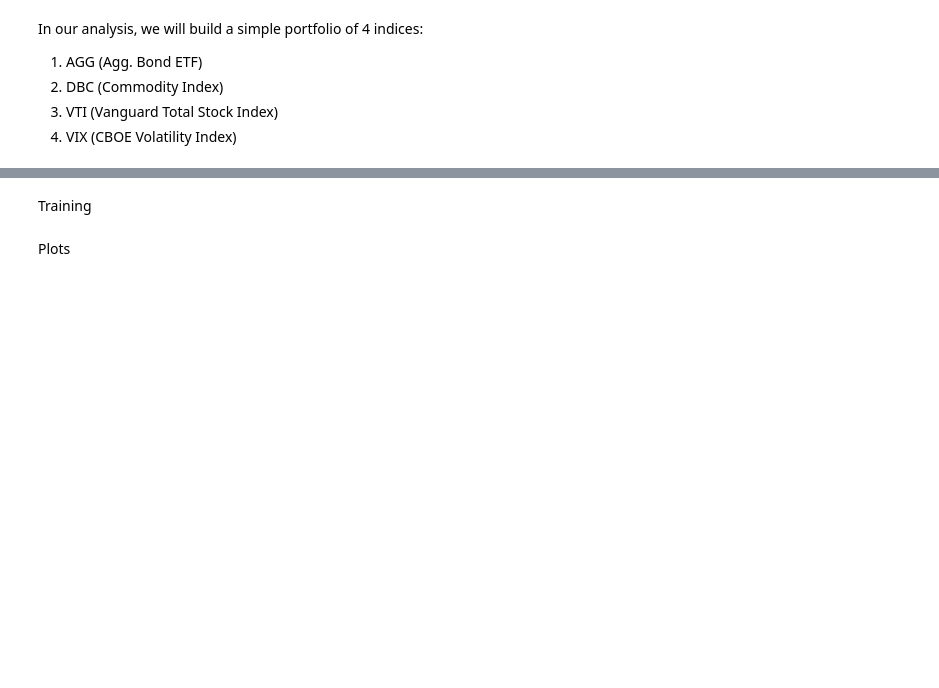
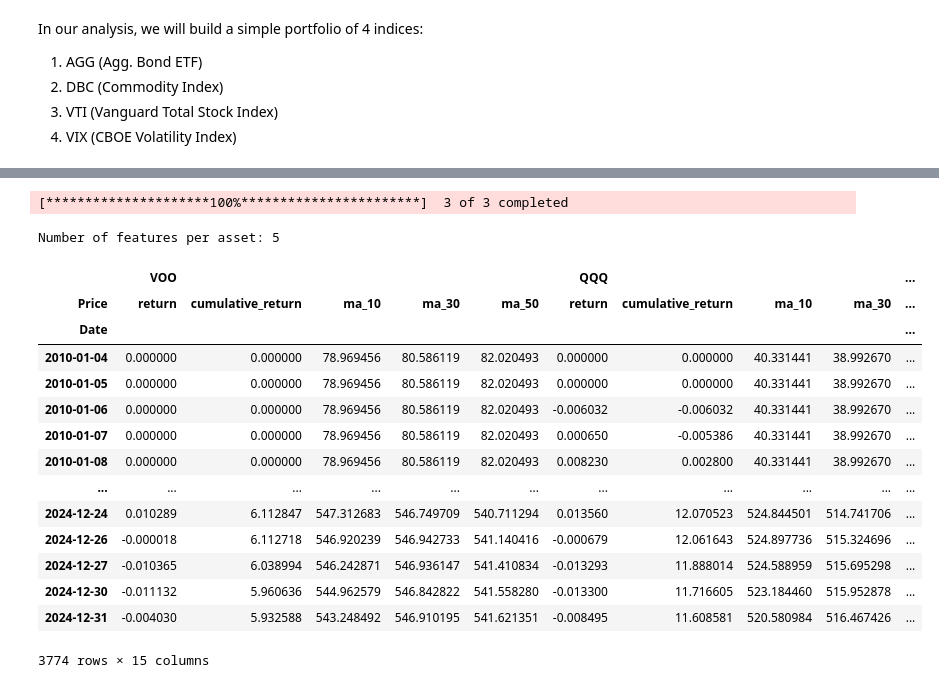
Before and after one commit to jkrue242/PortfolioOptimization, a Jupyter notebook: portfolio_optimiztion.ipynb, the cells around one changed output, grey strips where cells are left out. Cells and saved outputs as stored; diff of their text form; code cells hidden in the pictures; blank space fills up the shorter version.

```diff
--- a/portfolio_optimiztion.ipynb
+++ b/portfolio_optimiztion.ipynb
@@ -98,2 +43,0 @@ for feature_name in feature_names:
-# %% [markdown]
-Training
@@ -152,2 +43,0 @@ for epoch in range(1, 200):
-# %% [markdown]
-Plots
@@ -240,0 +44,21 @@ plt.show()
+# %%
+data = load_data(ETFS, START_DATE, END_DATE, ROLLING_AVGS)
+data
+# %% [output]
+[*********************100%***********************]  3 of 3 completed
+Number of features per asset: 5
+|  | VOO |  |  |  |  | QQQ |  |  |  | ... |
+| Price | return | cumulative_return | ma_10 | ma_30 | ma_50 | return | cumulative_return | ma_10 | ma_30 | ... |
+| Date |  |  |  |  |  |  |  |  |  | ... |
+| 2010-01-04 | 0.000000 | 0.000000 | 78.969456 | 80.586119 | 82.020493 | 0.000000 | 0.000000 | 40.331441 | 38.992670 | ... |
+| 2010-01-05 | 0.000000 | 0.000000 | 78.969456 | 80.586119 | 82.020493 | 0.000000 | 0.000000 | 40.331441 | 38.992670 | ... |
+| 2010-01-06 | 0.000000 | 0.000000 | 78.969456 | 80.586119 | 82.020493 | -0.006032 | -0.006032 | 40.331441 | 38.992670 | ... |
+| 2010-01-07 | 0.000000 | 0.000000 | 78.969456 | 80.586119 | 82.020493 | 0.000650 | -0.005386 | 40.331441 | 38.992670 | ... |
+| 2010-01-08 | 0.000000 | 0.000000 | 78.969456 | 80.586119 | 82.020493 | 0.008230 | 0.002800 | 40.331441 | 38.992670 | ... |
+| ... | ... | ... | ... | ... | ... | ... | ... | ... | ... | ... |
+| 2024-12-24 | 0.010289 | 6.112847 | 547.312683 | 546.749709 | 540.711294 | 0.013560 | 12.070523 | 524.844501 | 514.741706 | ... |
+| 2024-12-26 | -0.000018 | 6.112718 | 546.920239 | 546.942733 | 541.140416 | -0.000679 | 12.061643 | 524.897736 | 515.324696 | ... |
+| 2024-12-27 | -0.010365 | 6.038994 | 546.242871 | 546.936147 | 541.410834 | -0.013293 | 11.888014 | 524.588959 | 515.695298 | ... |
+| 2024-12-30 | -0.011132 | 5.960636 | 544.962579 | 546.842822 | 541.558280 | -0.013300 | 11.716605 | 523.184460 | 515.952878 | ... |
+| 2024-12-31 | -0.004030 | 5.932588 | 543.248492 | 546.910195 | 541.621351 | -0.008495 | 11.608581 | 520.580984 | 516.467426 | ... |
+3774 rows × 15 columns
```
Also changed, not shown: parts of 16 cells of this notebook, 4 other files.
